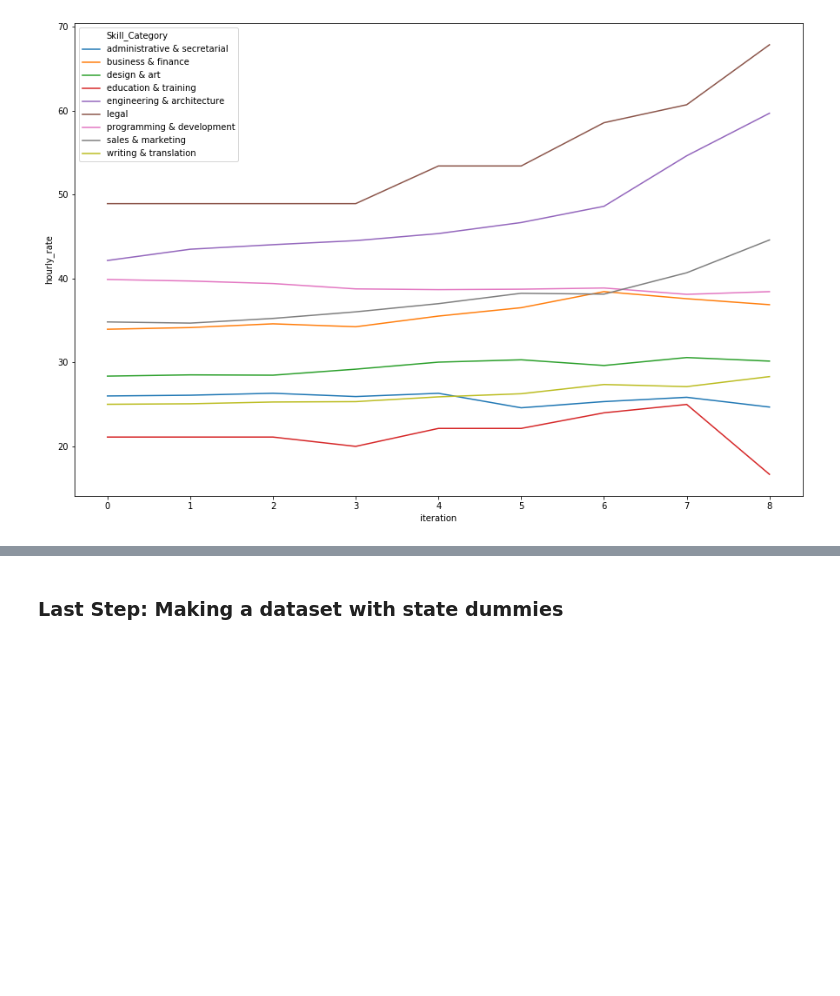
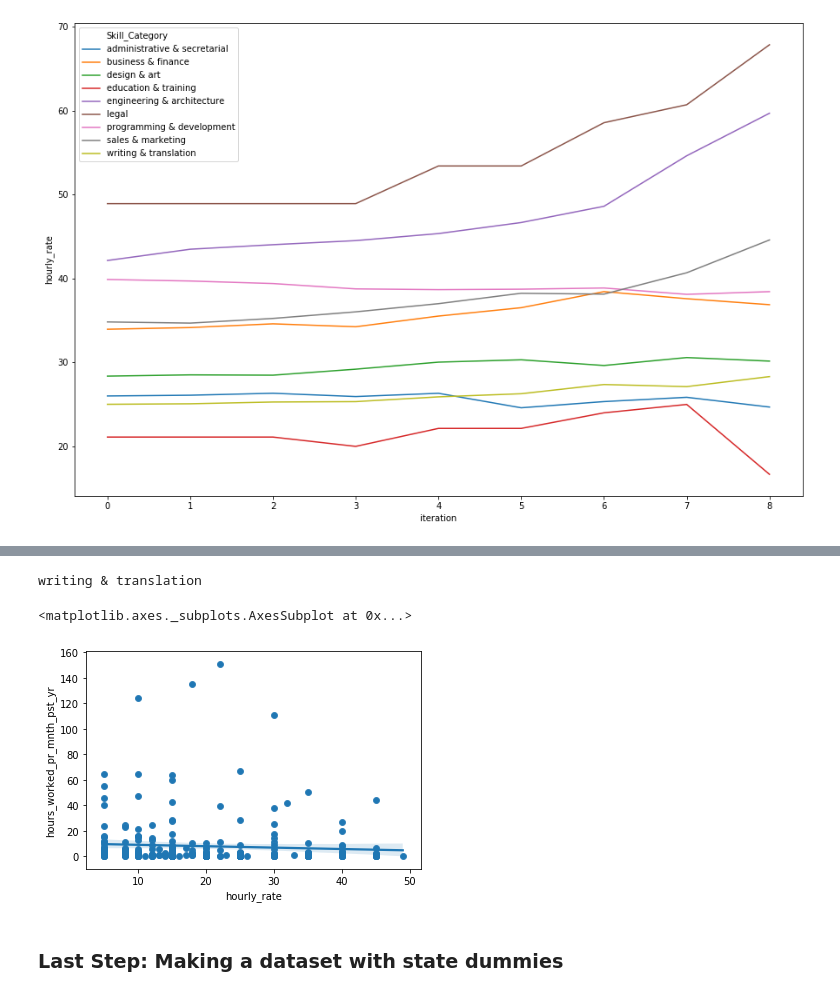
Before and after one commit to lmgibson/MyRate, a Jupyter notebook: notebooks/eda/myrate_eda.ipynb, the cells around one changed output, grey strips where cells are left out. Saved outputs shown, nothing was run; the diff lists cells and outputs as text; code cells hidden in the pictures; blank space fills up the shorter version.

```diff
--- a/notebooks/eda/myrate_eda.ipynb
+++ b/notebooks/eda/myrate_eda.ipynb
@@ -940,3 +1052,28 @@ display("Hourly Rate by Quantiles (10):",
+# %%
+# Trying the scatter plot logic I described a couple of cells prior
+cols = ['administrative & secretarial','business & finance', 'design & art', 'education & training',
+          'engineering & architecture', 'legal', 'programming & development','sales & marketing',
+          'writing & translation', 'hourly_rate', 'hours_worked_pr_mnth_pst_yr']
+
+plt_dt = dt[cols]
+plt_skill_category = cols[8]
+print(plt_skill_category)
+sns.scatterplot(x = 'hourly_rate', y = 'hours_worked_pr_mnth_pst_yr',
+                data = plt_dt[(plt_dt['hours_worked_pr_mnth_pst_yr'] < 160) & (plt_dt[plt_skill_category] == 1) & (plt_dt['hourly_rate'] < 50)])
+sns.regplot(x = 'hourly_rate', y = 'hours_worked_pr_mnth_pst_yr',
+                data = plt_dt[(plt_dt['hours_worked_pr_mnth_pst_yr'] < 160) & (plt_dt[plt_skill_category] == 1) & (plt_dt['hourly_rate'] < 50)],
+           lowess=False)
+
+
+# There isn't really any discernable trend relating hourly_rate and hours_worked_pr_mnth_pst_yr
+# This says to me that determining a line at which to divide everyone up isn't easy.
+# I could try using a random forest with hours_worked_pr_mnth_pst_yr as the input and hourly_rate
+# as the output. The idea being: let the tree find where to split hourly rate, and order terminal nodes
+# from lowest mean hourly rate to the largest. Use the cut-offs the tree decides on?
+# %% [output]
+writing & translation
+<matplotlib.axes._subplots.AxesSubplot at 0x...>
+[figure, added]
 # %% [markdown]
 ### Last Step: Making a dataset with state dummies
 # %%
```
Also changed, not shown: parts of 5 cells of this notebook.
